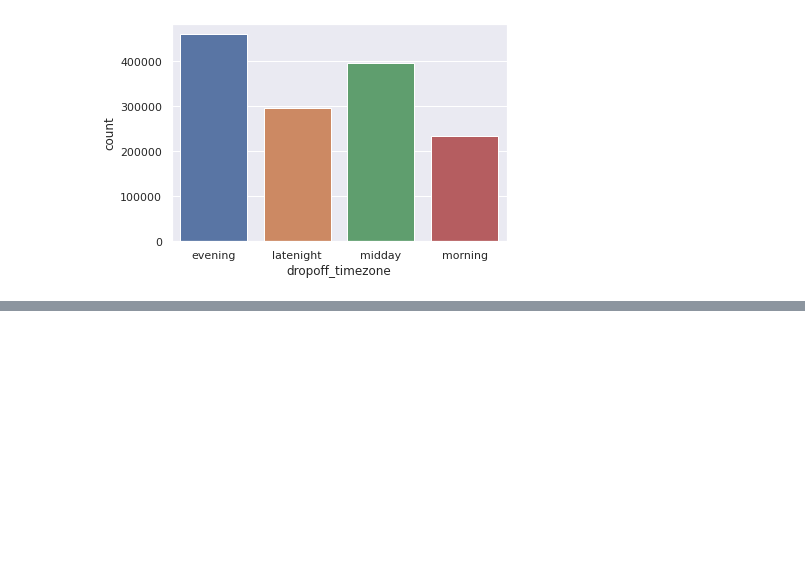
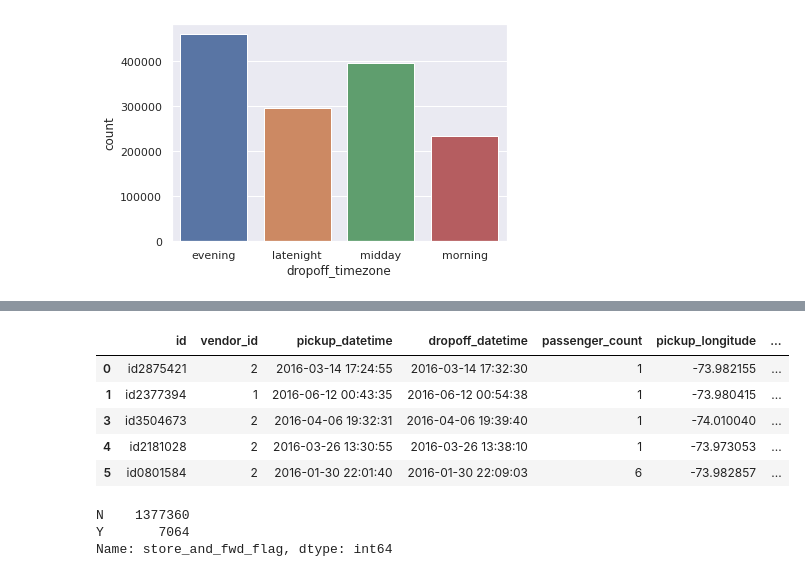
Before and after one commit to haynapasi050505/supervised-machine-learning-regression-NYC-taxi-trip, a Jupyter notebook: Copy_of_NYC_Taxi_Trip_Time_Prediction_Capstone_Project.ipynb, the cells around one changed output, grey strips where cells are left out. Saved outputs shown, nothing was run; the diff lists cells and outputs as text; code cells hidden in the pictures; blank space fills up the shorter version.

```diff
--- a/Copy_of_NYC_Taxi_Trip_Time_Prediction_Capstone_Project.ipynb
+++ b/Copy_of_NYC_Taxi_Trip_Time_Prediction_Capstone_Project.ipynb
@@ -265,0 +278,15 @@ plt.show()
+# %%
+df.head()
+# %% [output]
+|  | id | vendor_id | pickup_datetime | dropoff_datetime | passenger_count | pickup_longitude | ... |
+| 0 | id2875421 | 2 | 2016-03-14 17:24:55 | 2016-03-14 17:32:30 | 1 | -73.982155 | ... |
+| 1 | id2377394 | 1 | 2016-06-12 00:43:35 | 2016-06-12 00:54:38 | 1 | -73.980415 | ... |
+| 3 | id3504673 | 2 | 2016-04-06 19:32:31 | 2016-04-06 19:39:40 | 1 | -74.010040 | ... |
+| 4 | id2181028 | 2 | 2016-03-26 13:30:55 | 2016-03-26 13:38:10 | 1 | -73.973053 | ... |
+| 5 | id0801584 | 2 | 2016-01-30 22:01:40 | 2016-01-30 22:09:03 | 6 | -73.982857 | ... |
+# %%
+df['store_and_fwd_flag'].value_counts()
+# %% [output]
+N    1377360
+Y       7064
+Name: store_and_fwd_flag, dtype: int64
```
Also changed, not shown: parts of 3 cells of this notebook.
